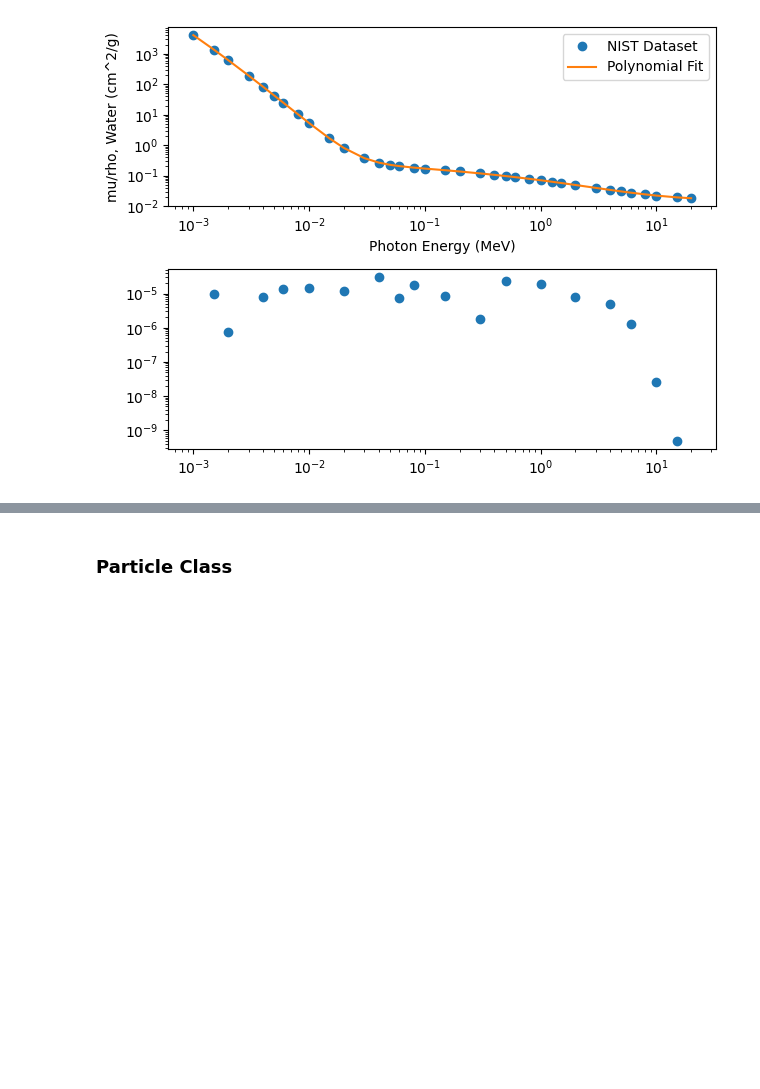
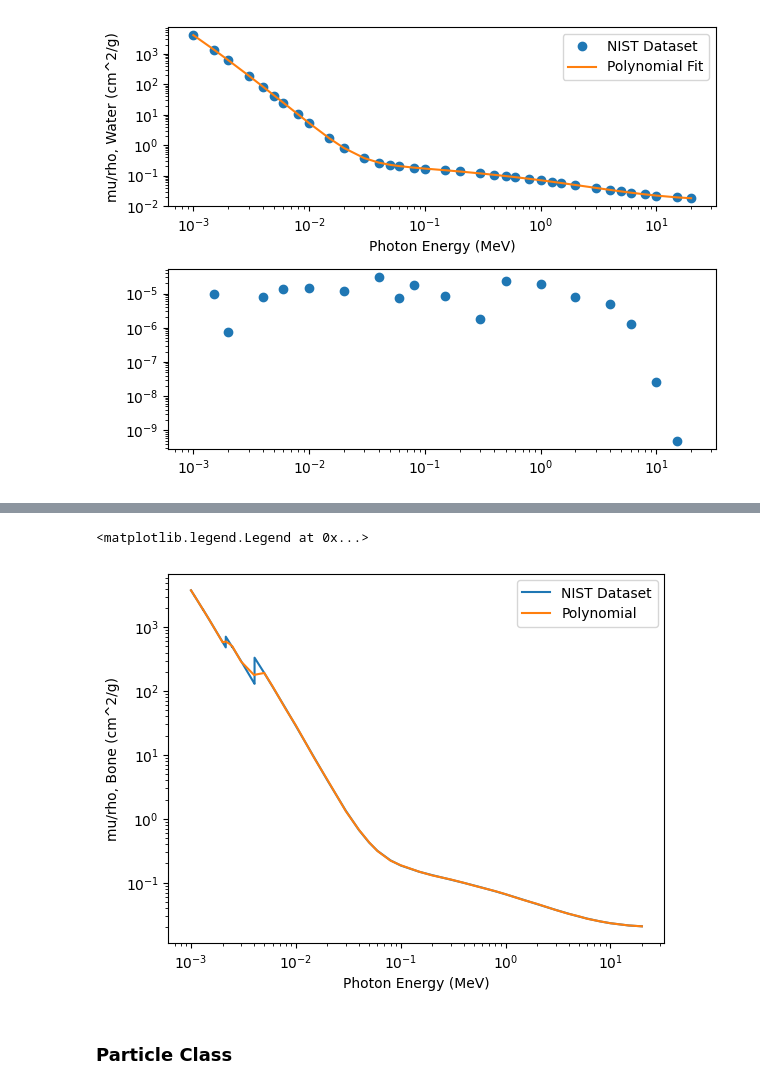
Before and after one commit to mikatan/xray-monte-carlo, a Jupyter notebook: main.ipynb, the cells around one changed output, grey strips where cells are left out. Cells and saved outputs as stored; diff of their text form; code cells hidden in the pictures; blank space fills up the shorter version.

```diff
--- a/main.ipynb
+++ b/main.ipynb
@@ -233,3 +262,14 @@ fig.tight_layout()
+# %%
+plt.plot(bone_photon_energy, bone_mass_attenuation_photon, label="NIST Dataset")
+plt.plot(bone_photon_energy, bone_photon_attenuation_fit, label = "Polynomial")
+plt.xlabel("Photon Energy (MeV)")
+plt.ylabel("mu/rho, Bone (cm^2/g)")
+plt.xscale("log")
+plt.yscale("log")
+plt.legend()
+# %% [output]
+<matplotlib.legend.Legend at 0x...>
+[figure, added]
 # %% [markdown]
 ### Particle Class
 # %%
```
Also changed, not shown: parts of 10 cells of this notebook, 1 other file.
